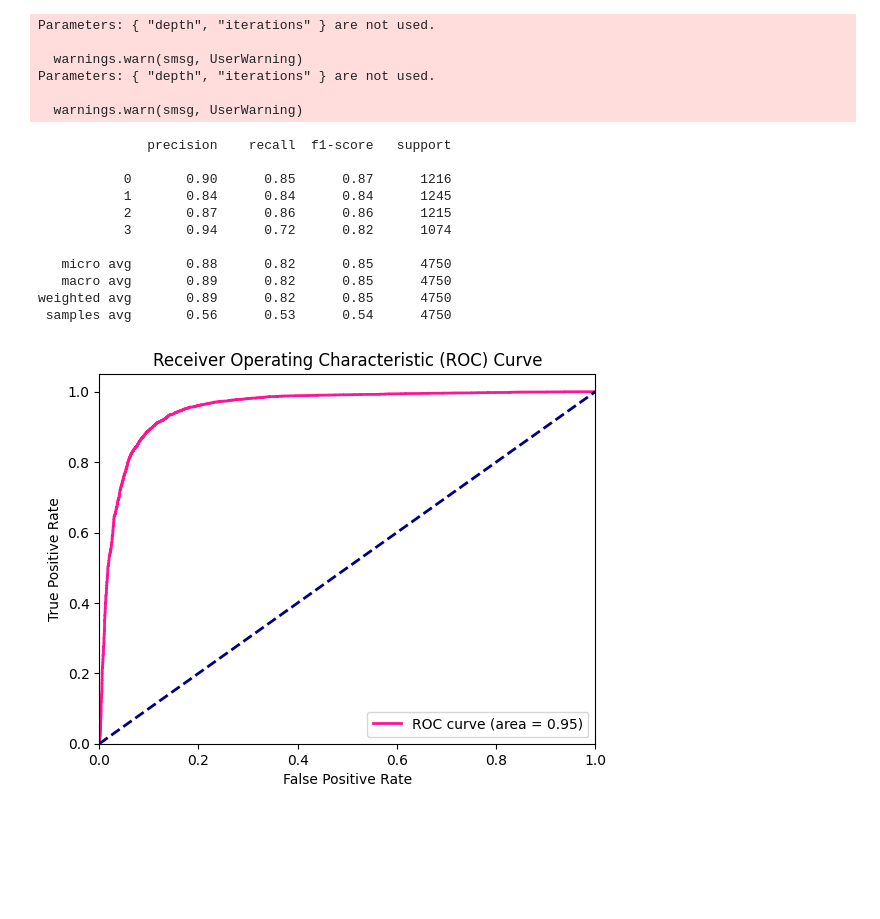
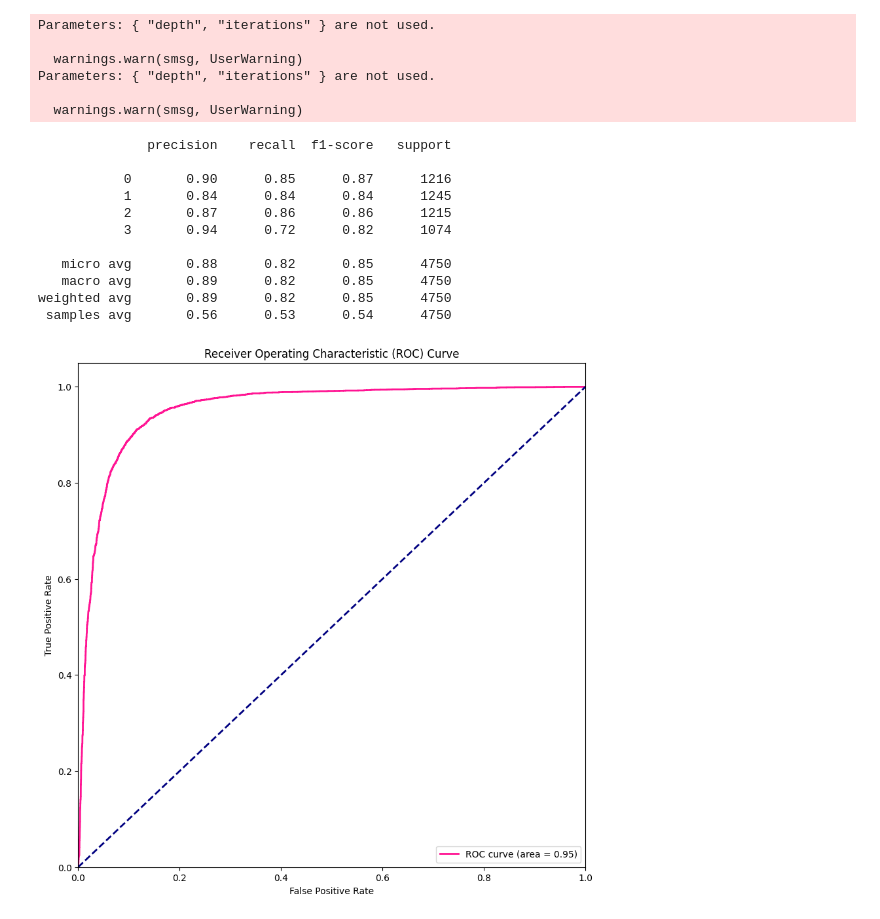
Before and after one commit to derak-isaack/dsc-capstone-project_finale, a Jupyter notebook: test.ipynb, the cells around one changed output. Saved outputs shown, nothing was run; the diff lists cells and outputs as text; code cells hidden in the pictures; blank space fills up the shorter version.

```diff
--- a/test.ipynb
+++ b/test.ipynb
@@ -80,7 +80,6 @@ class XBoostTuned:
 
 # Example usage:
 boost_model = XBoostTuned(df)
-# boost_model.date_convert()
 boost_model.split_data()
 boost_model.train_baseline()
 accuracy = boost_model.evaluate()
@@ -90,11 +89,11 @@ print(accuracy)
 # Plot ROC AUC curve
 from sklearn.metrics import roc_curve, auc
 
-# Assuming you have predictions and true labels
+# Predict the probabilities of the various models.
 predictions = boost_model.model.predict_proba(boost_model.test.drop(columns=['Target','Target1','Target2','Target3']).values)
 true_labels = boost_model.test[['Target','Target1','Target2','Target3']].values
 
-# Compute ROC curve and ROC area for each class
+#ROC curve and ROC area for each class
 fpr = dict()
 tpr = dict()
 roc_auc = dict()
@@ -102,37 +101,37 @@ for i in range(len(true_labels[0])):
     fpr[i], tpr[i], _ = roc_curve(true_labels[:, i], predictions[:, i])
     roc_auc[i] = auc(fpr[i], tpr[i])
 
-# Compute micro-average ROC curve and ROC area
+# Average ROC curve
 fpr["micro"], tpr["micro"], _ = roc_curve(true_labels.ravel(), predictions.ravel())
 roc_auc["micro"] = auc(fpr["micro"], tpr["micro"])
 
 # Plot ROC curve
-plt.figure()
+plt.figure(figsize=(10,10))
 plt.plot(fpr["micro"], tpr["micro"], color='deeppink', lw=2, label='ROC curve (area = %0.2f)' % roc_auc["micro"])
 plt.plot([0, 1], [0, 1], color='navy', lw=2, linestyle='--')
 plt.xlim([0.0, 1.0])
 plt.ylim([0.0, 1.05])
 plt.xlabel('False Positive Rate')
 plt.ylabel('True Positive Rate')
 plt.title('Receiver Operating Characteristic (ROC) Curve')
 plt.legend(loc="lower right")
 plt.show()
 # %% [output]
 Parameters: { "depth", "iterations" } are not used.
 
   warnings.warn(smsg, UserWarning)
 Parameters: { "depth", "iterations" } are not used.
 
   warnings.warn(smsg, UserWarning)
               precision    recall  f1-score   support
 
            0       0.90      0.85      0.87      1216
            1       0.84      0.84      0.84      1245
            2       0.87      0.86      0.86      1215
            3       0.94      0.72      0.82      1074
 
    micro avg       0.88      0.82      0.85      4750
    macro avg       0.89      0.82      0.85      4750
 weighted avg       0.89      0.82      0.85      4750
  samples avg       0.56      0.53      0.54      4750
-[figure, old version]
+[figure, new version]
```
Also changed, not shown: 2 other files.
